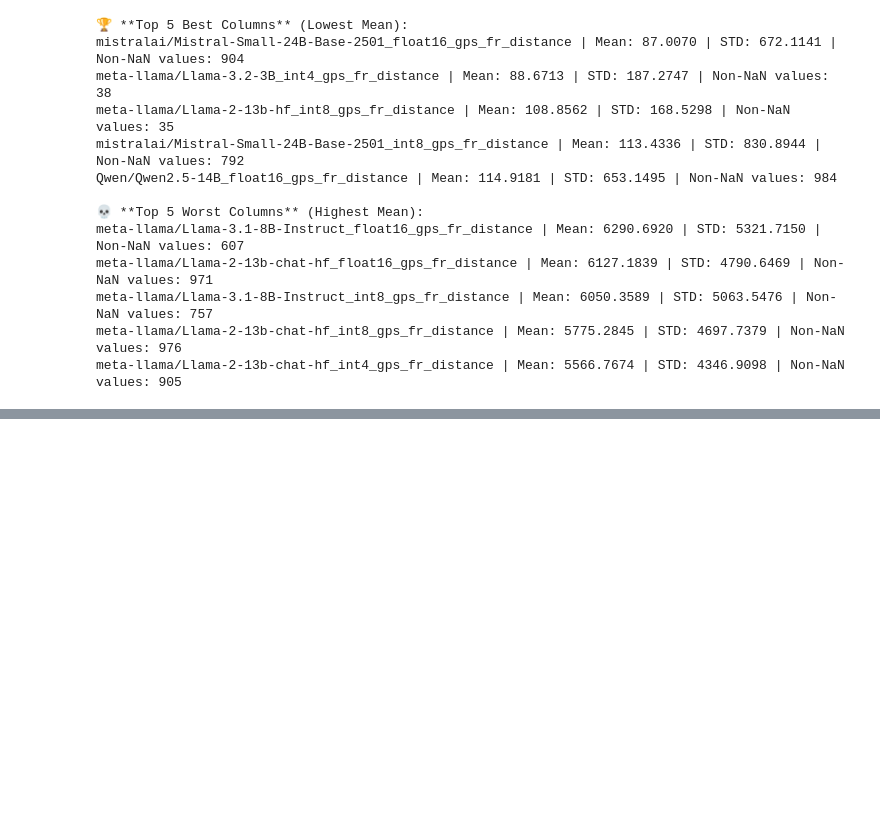
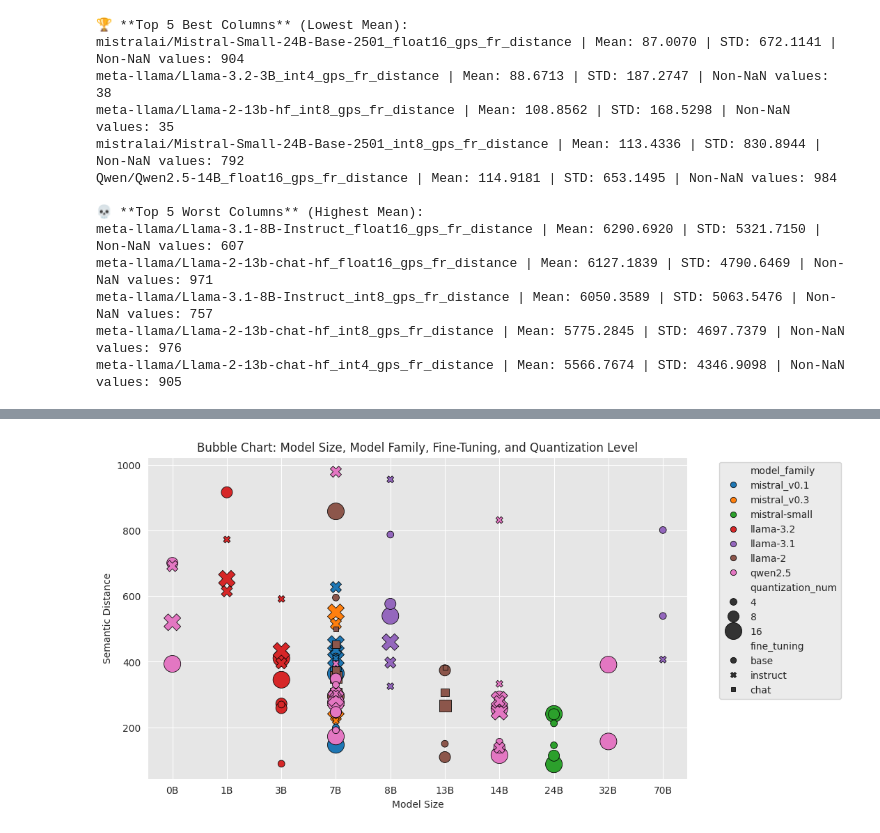
Before and after one commit to AdrienGuille/geo-llm, a Jupyter notebook: 4_results_analyzing.ipynb, the cells around one changed output, grey strips where cells are left out. Cells and saved outputs as stored; diff of their text form; code cells hidden in the pictures; blank space fills up the shorter version.

```diff
--- a/4_results_analyzing.ipynb
+++ b/4_results_analyzing.ipynb
@@ -200,0 +199,37 @@ ValueError: must have at least one row in constraint matrix
+# %%
+import matplotlib.pyplot as plt
+import seaborn as sns
+import numpy as np
+
+# Set plot style
+plt.figure(figsize=(10, 6))
+
+# Create scatter plot with adjusted x-axis
+ax = sns.scatterplot(
+    data=df[df["distance_mean"] < 1000],
+    x="model_size_fixed",  # Use fixed x positions
+    y="distance_mean",
+    hue="model_family",
+    style="fine_tuning",
+    size="quantization_num",
+    sizes=(50, 300),
+    edgecolor="black"
+)
+
+# Set evenly spaced x-ticks with correct labels
+ax.set_xticks(fixed_positions)
+ax.set_xticklabels([f"{int(size)}B" for size in sorted(df["model_size_num"].unique())])  # Labels as "3B", "7B", etc.
+
+# Add labels and title
+plt.xlabel("Model Size")
+plt.ylabel("Semantic Distance")
+plt.title("Bubble Chart: Model Size, Model Family, Fine-Tuning, and Quantization Level")
+
+# Move the legend to avoid overlap
+plt.legend(bbox_to_anchor=(1.05, 1), loc="upper left")
+
+
+# Show the plot
+plt.show()
+# %% [output]
+[figure, added]
```
Also changed, not shown: parts of 19 cells of this notebook.
